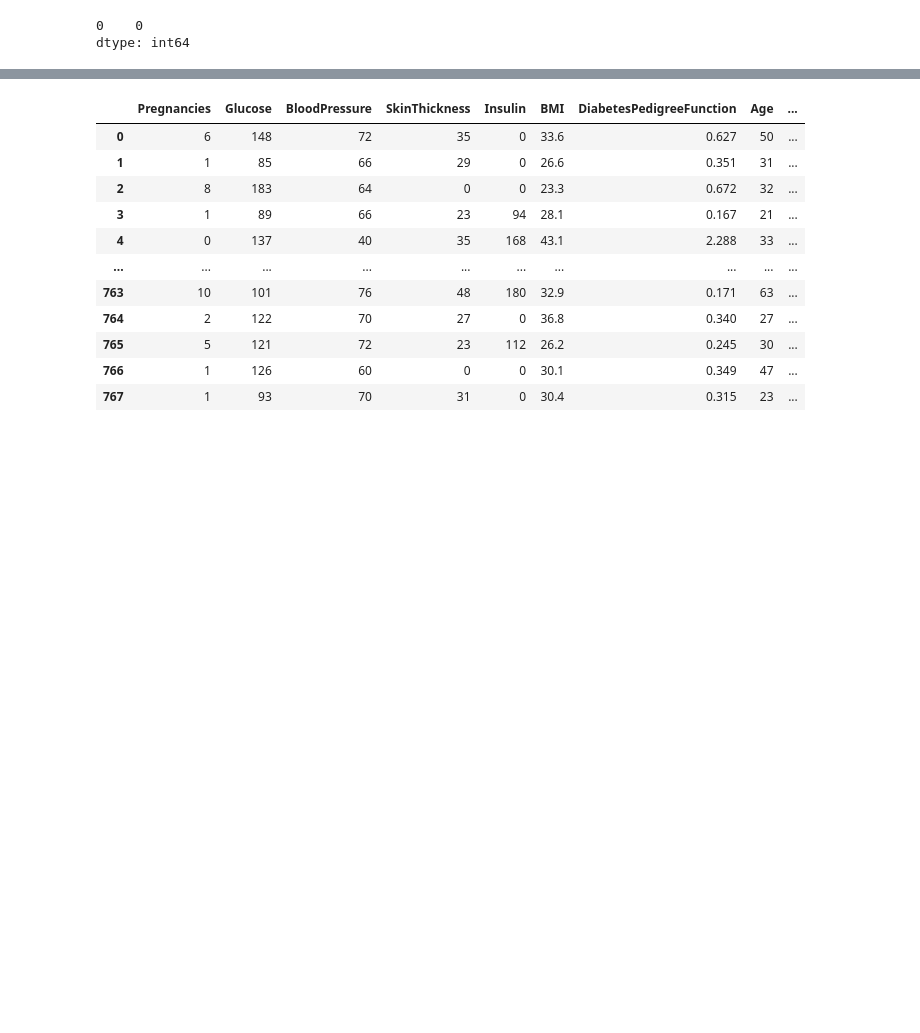
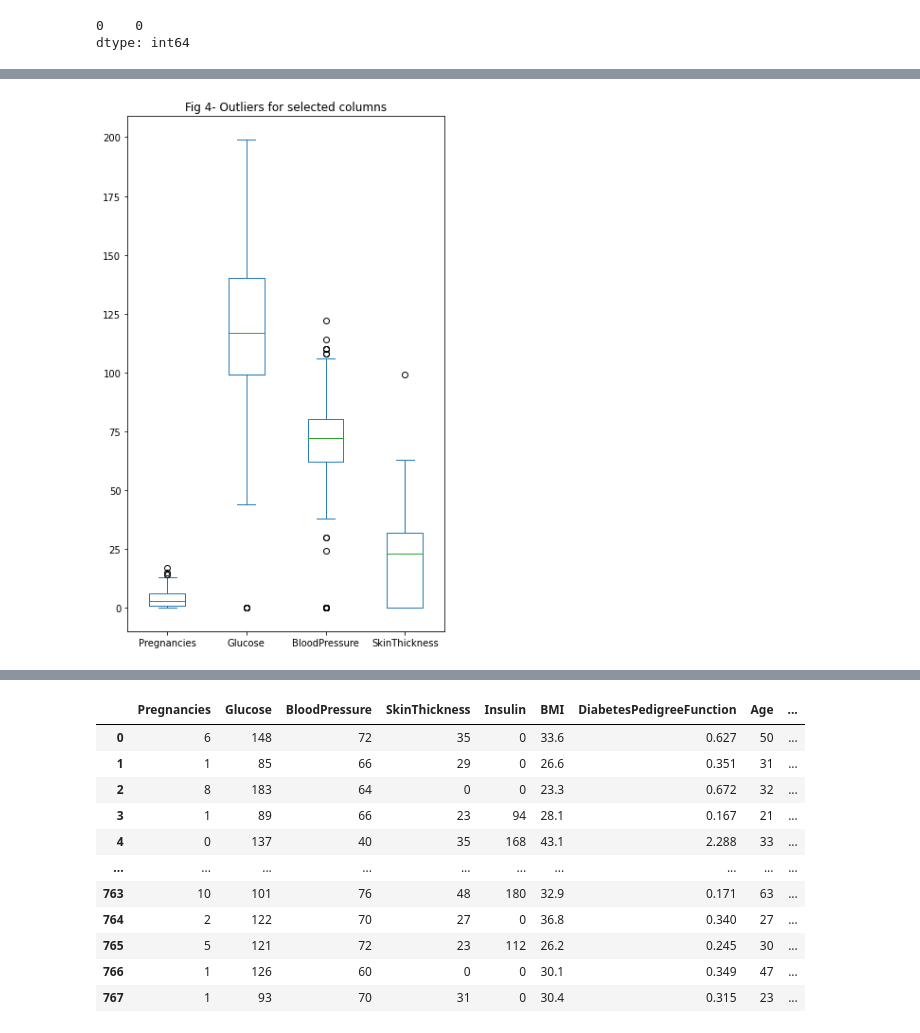
Before and after one commit to Greeshmanthchilla4/Pima-project, a Jupyter notebook: Pima_indian_diabetes_project.ipynb, the cells around one changed output, grey strips where cells are left out. Drawn from its saved outputs; the diff is of its cells as text; code cells hidden in the pictures; blank space fills up the shorter version.

```diff
--- a/Pima_indian_diabetes_project.ipynb
+++ b/Pima_indian_diabetes_project.ipynb
@@ -174,0 +175,6 @@ Insulin is highly skewed.
+# %%
+plt.rcParams["figure.figsize"] = [6,10]
+df[['Pregnancies', 'Glucose', 'BloodPressure', 'SkinThickness',]].plot(kind = 'box', title = 'Fig 4- Outliers for selected columns') #Using alternate method to represent plot
+plt.show()
+# %% [output]
+[figure, added]
```
Also changed, not shown: parts of 32 cells of this notebook.
